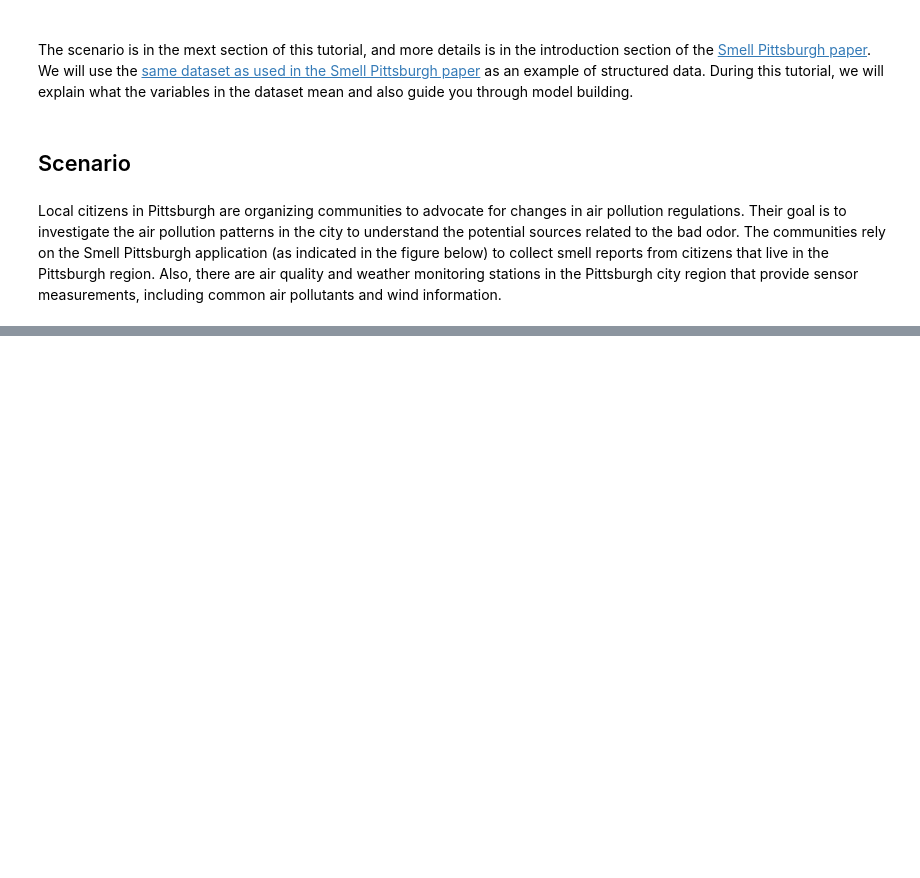
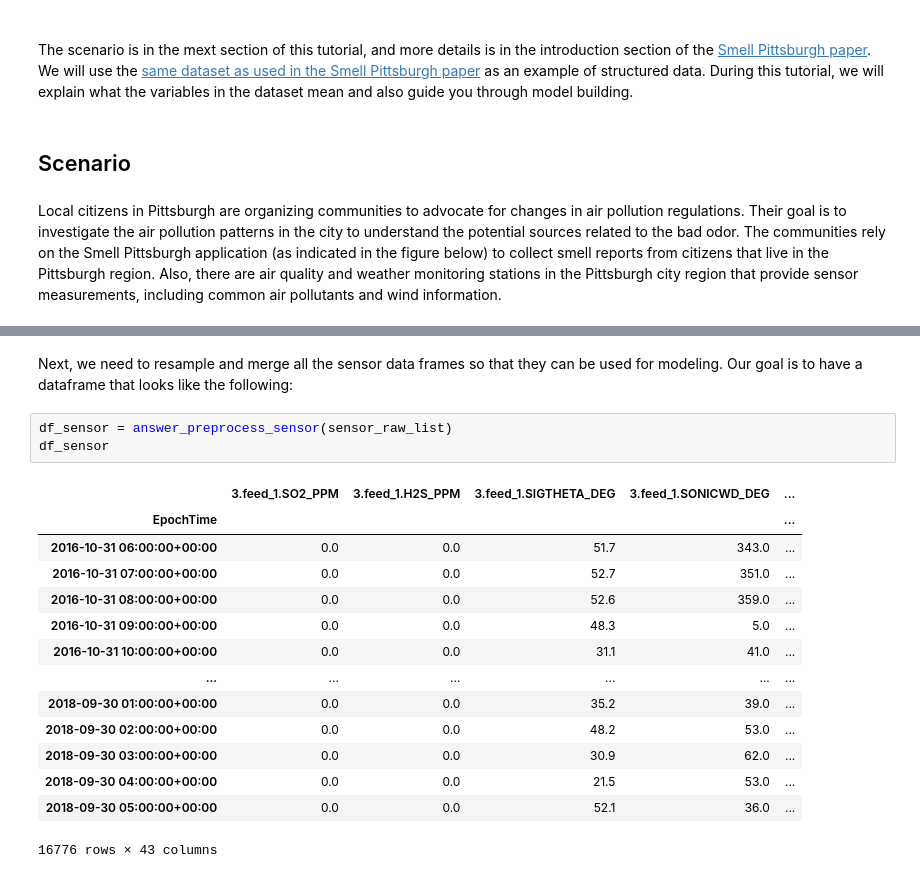
Before and after one commit to MultiX-Amsterdam/data-science-book-uva-2023, a Jupyter notebook: _build/jupyter_execute/docs/modules/structured-data/tutorial-structured-data.ipynb, the cells around one changed output, grey strips where cells are left out. Cells and saved outputs as stored; diff of their text form; blank space fills up the shorter version.

```diff
--- a/_build/jupyter_execute/docs/modules/structured-data/tutorial-structured-data.ipynb
+++ b/_build/jupyter_execute/docs/modules/structured-data/tutorial-structured-data.ipynb
@@ -30,0 +215,20 @@ We need to filter the unwanted geographical region. The geographical regions tha
+# %% [markdown]
+Next, we need to resample and merge all the sensor data frames so that they can be used for modeling. Our goal is to have a dataframe that looks like the following:
+# %%
+df_sensor = answer_preprocess_sensor(sensor_raw_list)
+df_sensor
+# %% [output]
+|  | 3.feed_1.SO2_PPM | 3.feed_1.H2S_PPM | 3.feed_1.SIGTHETA_DEG | 3.feed_1.SONICWD_DEG | ... |
+| EpochTime |  |  |  |  | ... |
+| 2016-10-31 06:00:00+00:00 | 0.0 | 0.0 | 51.7 | 343.0 | ... |
+| 2016-10-31 07:00:00+00:00 | 0.0 | 0.0 | 52.7 | 351.0 | ... |
+| 2016-10-31 08:00:00+00:00 | 0.0 | 0.0 | 52.6 | 359.0 | ... |
+| 2016-10-31 09:00:00+00:00 | 0.0 | 0.0 | 48.3 | 5.0 | ... |
+| 2016-10-31 10:00:00+00:00 | 0.0 | 0.0 | 31.1 | 41.0 | ... |
+| ... | ... | ... | ... | ... | ... |
+| 2018-09-30 01:00:00+00:00 | 0.0 | 0.0 | 35.2 | 39.0 | ... |
+| 2018-09-30 02:00:00+00:00 | 0.0 | 0.0 | 48.2 | 53.0 | ... |
+| 2018-09-30 03:00:00+00:00 | 0.0 | 0.0 | 30.9 | 62.0 | ... |
+| 2018-09-30 04:00:00+00:00 | 0.0 | 0.0 | 21.5 | 53.0 | ... |
+| 2018-09-30 05:00:00+00:00 | 0.0 | 0.0 | 52.1 | 36.0 | ... |
+16776 rows × 43 columns
```
Also changed, not shown: parts of 28 cells of this notebook, 36 other files.
